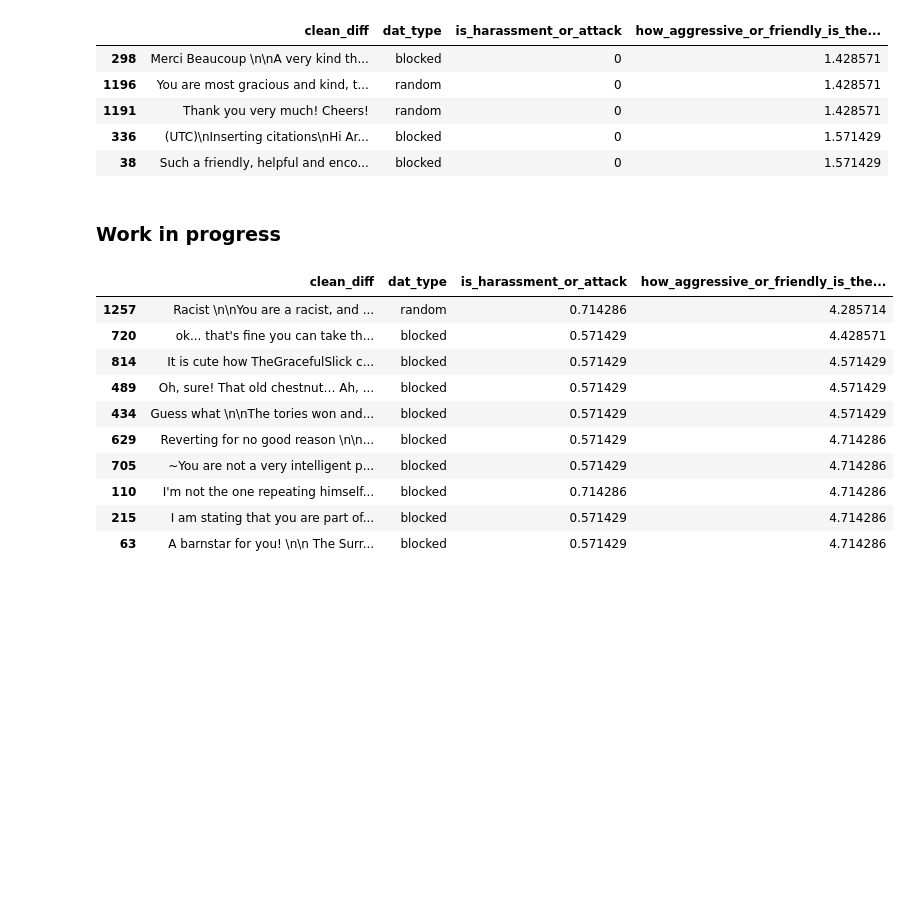
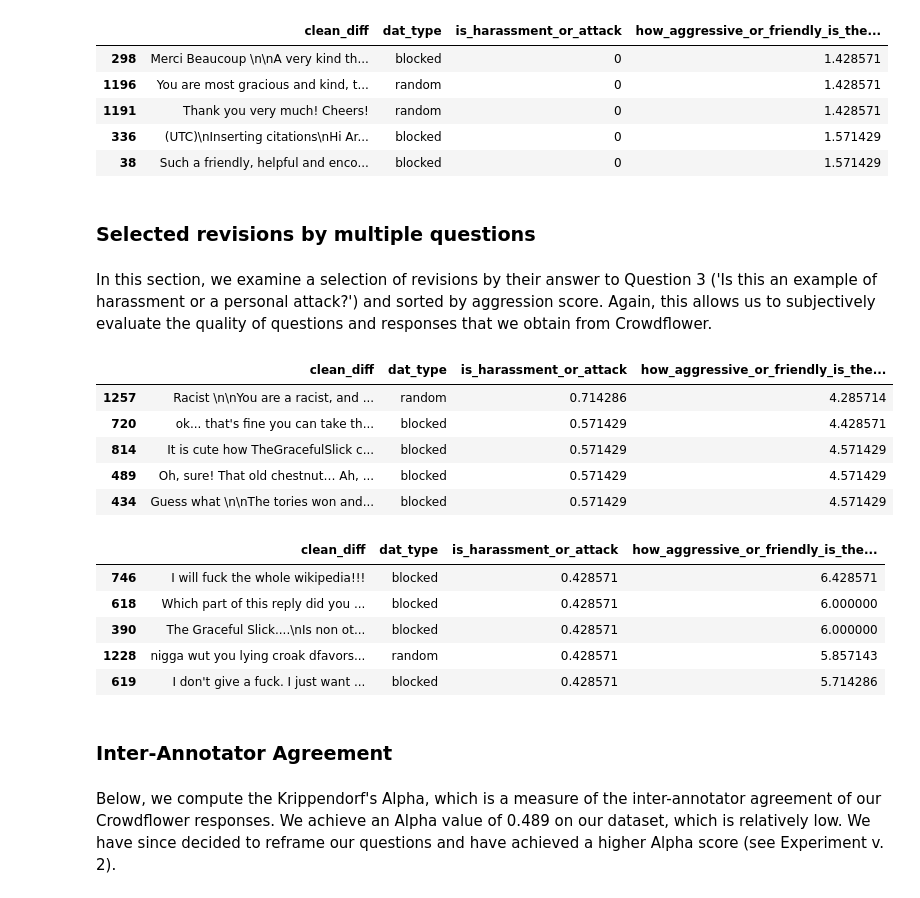
Before and after one commit to ewulczyn/wiki-detox, a Jupyter notebook: crowdflower_analysis/src/Crowdflower Analysis (Experiment v. 1).ipynb, the cells around one changed output. Drawn from its saved outputs; the diff is of its cells as text; code cells hidden in the pictures; blank space fills up the shorter version.

```diff
--- a/crowdflower_analysis/src/Crowdflower Analysis (Experiment v. 1).ipynb
+++ b/crowdflower_analysis/src/Crowdflower Analysis (Experiment v. 1).ipynb
@@ -50,7 +54,14 @@ dat = dat.replace(np.nan, False, regex=True)
+# %%
+aggressive_columns = ['1', '2', '3', '4', '5', '6', '7']
+# %%
+for col in aggressive_columns:
+    dat[col] = create_column_of_counts_from_nums(dat['how_aggressive_or_friendly_is_the_tone_of_this_comment'], col)
 # %%
 # Group the data
-grouped_dat = dat.groupby(['dat_type','rev_id'], as_index=False).agg({'clean_diff': 'first', 'is_harassment_or_attack': 'mean',
+agg_dict = dict.fromkeys(aggressive_columns, 'sum')
+agg_dict.update({'clean_diff': 'first', 'is_harassment_or_attack': 'mean',
                                            'how_aggressive_or_friendly_is_the_tone_of_this_comment': 'mean', 'na': 'mean'})
+grouped_dat = dat.groupby(['dat_type','rev_id'], as_index=False).agg(agg_dict)
 # %%
 # Get rid of data which the majority thinks is not in English or not readable
 grouped_dat = grouped_dat[grouped_dat['na'] < 0.5]
@@ -92,13 +105,10 @@ hist_comments(grouped_dat, bins, 'random', 'how_aggressive_or_friendly_is_the_to
 # %%
-# Need to ensure num < 100. Should add check.
 def sorted_comments(df, sort_by, is_ascending, quartile, num, dat_type = None):
     if dat_type:
         sub_df = df[df['dat_type'] == dat_type]
     else:
         sub_df = df
     n = sub_df.shape[0]
-    if quartile == 1:
-        quartile = 0.99
     start_index = int(quartile*n)
     if dat_type:
         return sub_df[['clean_diff', 'is_harassment_or_attack',
@@ -151,5 +161,3 @@ sorted_comments(grouped_dat, 'how_aggressive_or_friendly_is_the_tone_of_this_com
 | 1191 | Thank you very much! Cheers! | random | 0 | 1.428571 |
 | 336 | (UTC)\nInserting citations\nHi Ar... | blocked | 0 | 1.571429 |
 | 38 | Such a friendly, helpful and enco... | blocked | 0 | 1.571429 |
-# %% [markdown]
-### Work in progress
@@ -158,14 +164,28 @@ sorted_comments(grouped_dat, 'how_aggressive_or_friendly_is_the_tone_of_this_com
+# %% [markdown]
+### Selected revisions by multiple questions
+# %% [markdown]
+In this section, we examine a selection of revisions by their answer to Question 3 ('Is this an example of harassment or a personal attack?') and sorted by aggression score. Again, this allows us to subjectively evaluate the quality of questions and responses that we obtain from Crowdflower.
 # %%
-sorted_comments(grouped_dat[grouped_dat['is_harassment_or_attack'] > 0.5], 'how_aggressive_or_friendly_is_the_tone_of_this_comment', True, 0, 10)
+# Least aggressive comments that are considered harassment or a personal attack
+sorted_comments(grouped_dat[grouped_dat['is_harassment_or_attack'] > 0.5], 'how_aggressive_or_friendly_is_the_tone_of_this_comment', True, 0, 5)
 # %% [output]
 |  | clean_diff | dat_type | is_harassment_or_attack | how_aggressive_or_friendly_is_the... |
 | 1257 | Racist \n\nYou are a racist, and ... | random | 0.714286 | 4.285714 |
 | 720 | ok... that's fine you can take th... | blocked | 0.571429 | 4.428571 |
 | 814 | It is cute how TheGracefulSlick c... | blocked | 0.571429 | 4.571429 |
 | 489 | Oh, sure! That old chestnut… Ah, ... | blocked | 0.571429 | 4.571429 |
 | 434 | Guess what \n\nThe tories won and... | blocked | 0.571429 | 4.571429 |
-| 629 | Reverting for no good reason \n\n... | blocked | 0.571429 | 4.714286 |
-| 705 | ~You are not a very intelligent p... | blocked | 0.571429 | 4.714286 |
-| 110 | I'm not the one repeating himself... | blocked | 0.714286 | 4.714286 |
-| 215 | I am stating that you are part of... | blocked | 0.571429 | 4.714286 |
-| 63 | A barnstar for you! \n\n The Surr... | blocked | 0.571429 | 4.714286 |
+# %%
+# Most aggressive comments that are NOT considered harassment or a personal attack
+sorted_comments(grouped_dat[grouped_dat['is_harassment_or_attack'] < 0.5], 'how_aggressive_or_friendly_is_the_tone_of_this_comment', False, 0, 5)
+# %% [output]
+|  | clean_diff | dat_type | is_harassment_or_attack | how_aggressive_or_friendly_is_the... |
+| 746 | I will fuck the whole wikipedia!!! | blocked | 0.428571 | 6.428571 |
+| 618 | Which part of this reply did you ... | blocked | 0.428571 | 6.000000 |
+| 390 | The Graceful Slick....\nIs non ot... | blocked | 0.428571 | 6.000000 |
+| 1228 | nigga wut you lying croak dfavors... | random | 0.428571 | 5.857143 |
+| 619 | I don't give a fuck. I just want ... | blocked | 0.428571 | 5.714286 |
+# %% [markdown]
+### Inter-Annotator Agreement
+# %% [markdown]
+Below, we compute the Krippendorf's Alpha, which is a measure of the inter-annotator agreement of our Crowdflower responses. We achieve an Alpha value of 0.489 on our dataset, which is relatively low. We have since decided to reframe our questions and have achieved a higher Alpha score (see Experiment v. 2).
```
Also changed, not shown: parts of 15 cells of this notebook, 1 other file.
